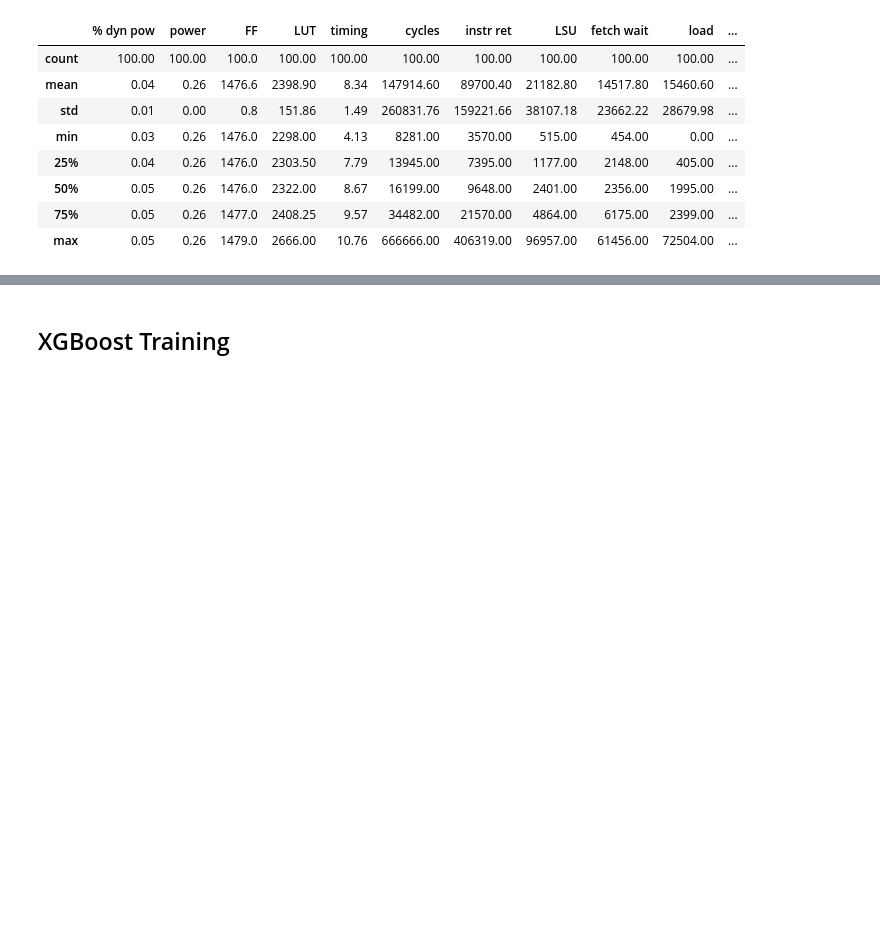
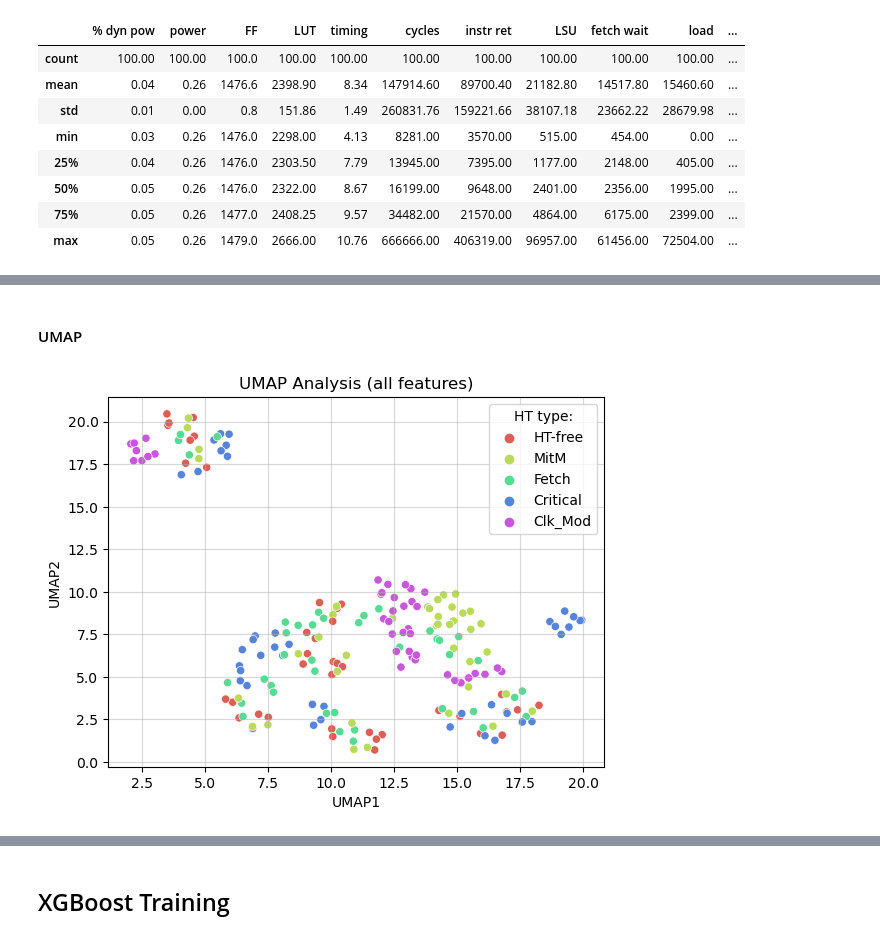
Before and after one commit to ribesstefano/Laokoon-ML, a Jupyter notebook: notebooks/ht_classification.ipynb, the cells around one changed output, grey strips where cells are left out. Cells and saved outputs as stored; diff of their text form; code cells hidden in the pictures; blank space fills up the shorter version.

```diff
--- a/notebooks/ht_classification.ipynb
+++ b/notebooks/ht_classification.ipynb
@@ -25,13 +25,6 @@ from sklearn.decomposition import PCA
 # %%
 data_dir = os.path.join(os.path.abspath(''), '..', 'data')
 models_dir = os.path.join(data_dir, 'models')
-fig_dir = os.path.join(data_dir, 'figures')
-
-# if not os.path.exists(data_dir):
-#     data_dir = os.path.join('/', 'tmp')
-#     !gdown https://drive.google.com/file/d/1gKBc8CyZnC0bYl9WzKEFc4e2BhL4lvU0/view?usp=sharing -O /tmp/triggered.csv
-#     !gdown https://drive.google.com/file/d/1gKBc8CyZnC0bYl9WzKEFc4e2BhL4lvU0/view?usp=sharing -O /tmp/not_triggered.csv
-#     !cat /tmp/triggered.csv
-
+fig_dir = os.path.join(os.path.abspath(''), '..', 'figures')
 data_dir
 # %% [output]
@@ -192,0 +264,42 @@ plt.show()
+# %% [markdown]
+#### UMAP
+# %%
+X = df.drop(['ht_type', 'ht_type_with_trigger', 'ht_triggered'], axis=1).replace({'benchmark': benchmark_labels})
+y = df['ht_type'].replace(ht_labels)
+# Standardize the features (important for UMAP)
+scaler = StandardScaler()
+X_std = scaler.fit_transform(X)
+# Perform UMAP
+umap_model = umap.UMAP(
+    n_neighbors=30, # 40
+    min_dist=1.0, # 1.0
+    n_epochs=200,
+    n_components=2,
+    random_state=42,
+)
+umap_result = umap_model.fit_transform(X_std)
+# Create a new DataFrame with the UMAP components
+umap_df = pd.DataFrame(data=umap_result, columns=['UMAP1', 'UMAP2'])
+# Concatenate the UMAP components with the target variable (if applicable)
+# umap_df['HT Type'] = y
+umap_df['HT Type'] = df['ht_type']
+# Visualize the UMAP results using Seaborn
+# plt.figure(figsize=(10, 6))
+sns.scatterplot(data=umap_df, x='UMAP1', y='UMAP2', hue='HT Type', palette='hls')
+plt.title('UMAP Analysis (all features)')
+plt.grid(axis='both', alpha=0.5)
+# Rename legend labels
+httype2name = {
+    'ht-free': 'HT-free',
+    'mitm': 'MitM',
+    'fetch': 'Fetch',
+    'critical': 'Critical',
+    'clk_mod': 'Clk_Mod',
+}
+handles, labels = plt.gca().get_legend_handles_labels()
+labels = [httype2name[label] for label in labels]
+plt.legend(handles, labels, title='HT type:', loc='upper right') #, bbox_to_anchor=(0.5, -0.2), ncol=3)
+plt.savefig(os.path.join(fig_dir, 'umap_all_features.pdf'), bbox_inches='tight')
+plt.show()
+# %% [output]
+[figure, added]
```
Also changed, not shown: parts of 29 cells of this notebook, 2 other files.
